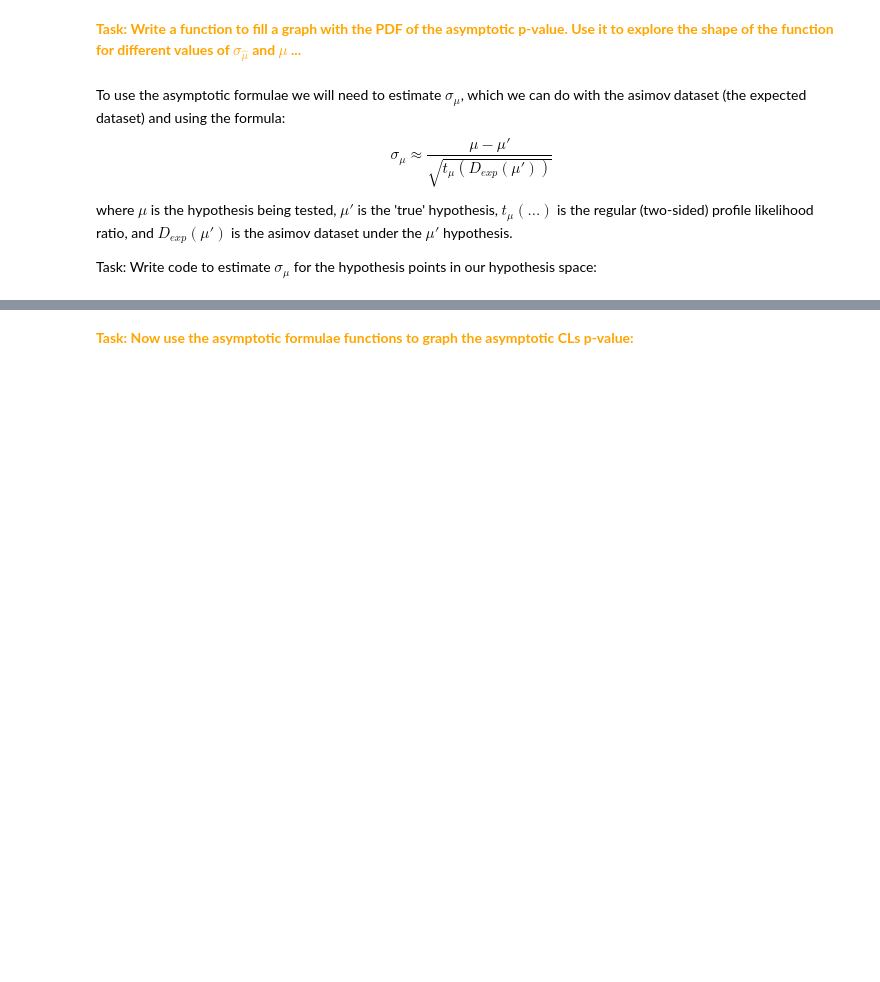
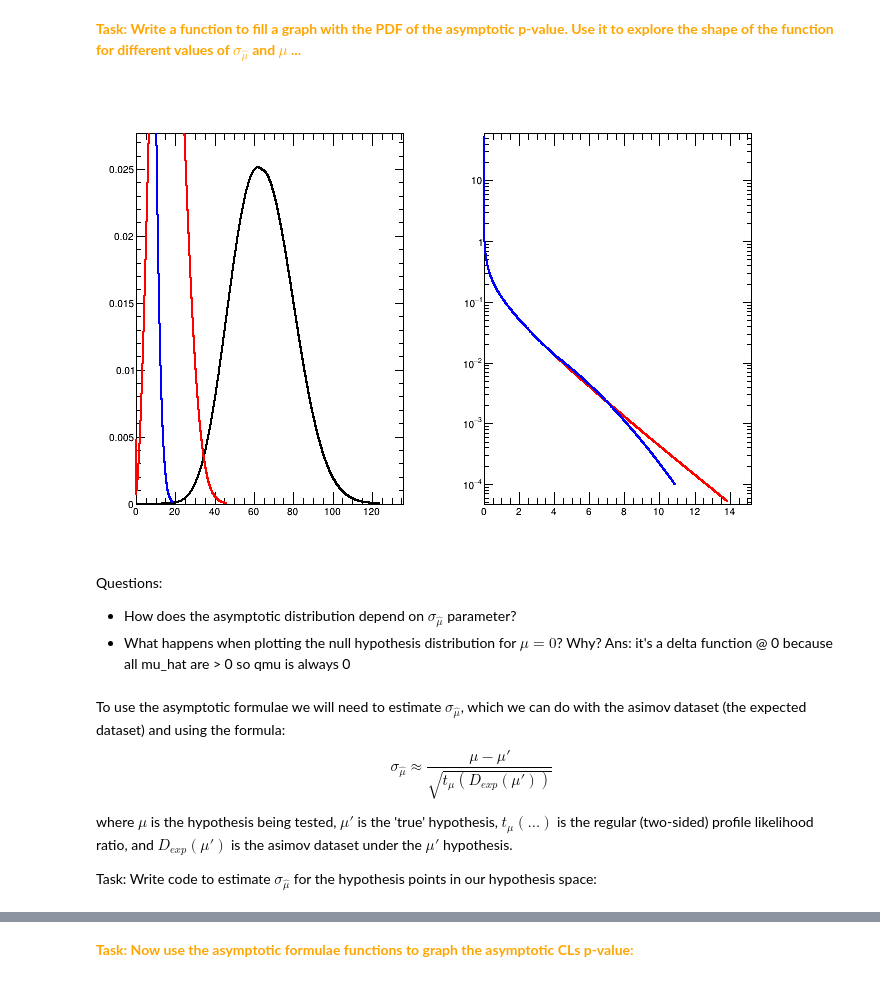
Before and after one commit to will-cern/ralstats, a Jupyter notebook: Main.ipynb, the cells around one changed output, grey strips where cells are left out. Saved outputs shown, nothing was run; the diff lists cells and outputs as text; code cells hidden in the pictures; blank space fills up the shorter version.

```diff
--- a/Main.ipynb
+++ b/Main.ipynb
@@ -201,37 +253,43 @@ help(asymptotic_pvalue_qmu)
 # %%
 def asymptotic_graph(mu_test, mu_prime, sigma_mu):
     out = ROOT.TGraph(); out.SetLineWidth(2)
     pval = 1
     qmu = 0
-    step = 0.1
+    step = 0.01
     while pval > 0.0001:
         next_pval = asymptotic_pvalue_qmu(qmu+step, mu_test, mu_prime, sigma_mu, 0)
         out.AddPoint(qmu+0.5*step, (pval-next_pval)/step)
         pval = next_pval
         qmu += step
     return out
 
 myPlot.cd()
 myPlot.Clear()
 myPlot.Divide(2,1)
 myPlot.cd(1)
 asymptotic_graph(4,0,0.5).DrawClone("AL")
 asymptotic_graph(4,0,1).DrawClone("L").SetLineColor(ROOT.kRed)
 asymptotic_graph(4,0,2).DrawClone("L").SetLineColor(ROOT.kBlue)
 myPlot.cd(2).SetLogy()
-asymptotic_graph(0,0,0.5).DrawClone("AL")
-asymptotic_graph(0,0,1).DrawClone("L").SetLineColor(ROOT.kRed)
-asymptotic_graph(0,0,2).DrawClone("L").SetLineColor(ROOT.kBlue)
+asymptotic_graph(4,4,0.5).DrawClone("AL")
+asymptotic_graph(4,4,1).DrawClone("L").SetLineColor(ROOT.kRed)
+asymptotic_graph(4,4,2).DrawClone("L").SetLineColor(ROOT.kBlue)
 myPlot.Draw()
+# %% [output]
+[figure, added]
+# %% [markdown]
+Questions:
+  * How does the asymptotic distribution depend on $\sigma_{\hat{\mu}}$ parameter?
+  * What happens when plotting the null hypothesis distribution for $\mu=0$? Why? Ans: it's a delta function @ 0 because all mu_hat are > 0 so qmu is always 0
 # %% [markdown]
-To use the asymptotic formulae we will need to estimate $\sigma_\mu$, which we can do with the asimov dataset (the expected dataset) and using the formula:
+To use the asymptotic formulae we will need to estimate $\sigma_{\hat{\mu}}$, which we can do with the asimov dataset (the expected dataset) and using the formula:
 $$
-\sigma_\mu\approx\frac{\mu - \mu'}{\sqrt{t_\mu( D_{exp}(\mu') )}}
+\sigma_{\hat{\mu}}\approx\frac{\mu - \mu'}{\sqrt{t_\mu( D_{exp}(\mu') )}}
 $$
 
 where $\mu$ is the hypothesis being tested, $\mu'$ is the 'true' hypothesis, $t_\mu(...)$ is the regular (two-sided) profile likelihood ratio, and $D_{exp}(\mu')$ is the asimov dataset under the $\mu'$ hypothesis.
 
-Task: Write code to estimate $\sigma_\mu$ for the hypothesis points in our hypothesis space:
+Task: Write code to estimate $\sigma_{\hat{\mu}}$ for the hypothesis points in our hypothesis space:
 # %%
 sigma_mus = ROOT.TGraph()
 sigma_mus.SetTitle("std deviation of \hat{\mu};M [GeV];\sigma_{\mu}")
```
Also changed, not shown: parts of 32 cells of this notebook, 1 other file.
